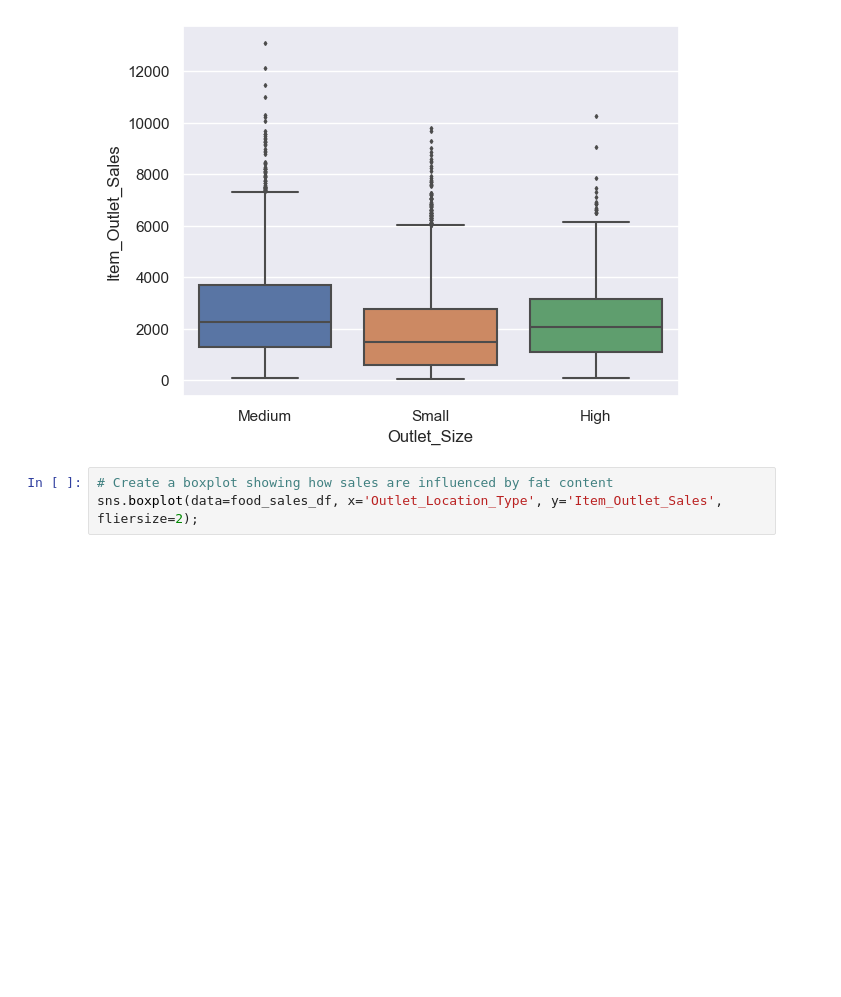
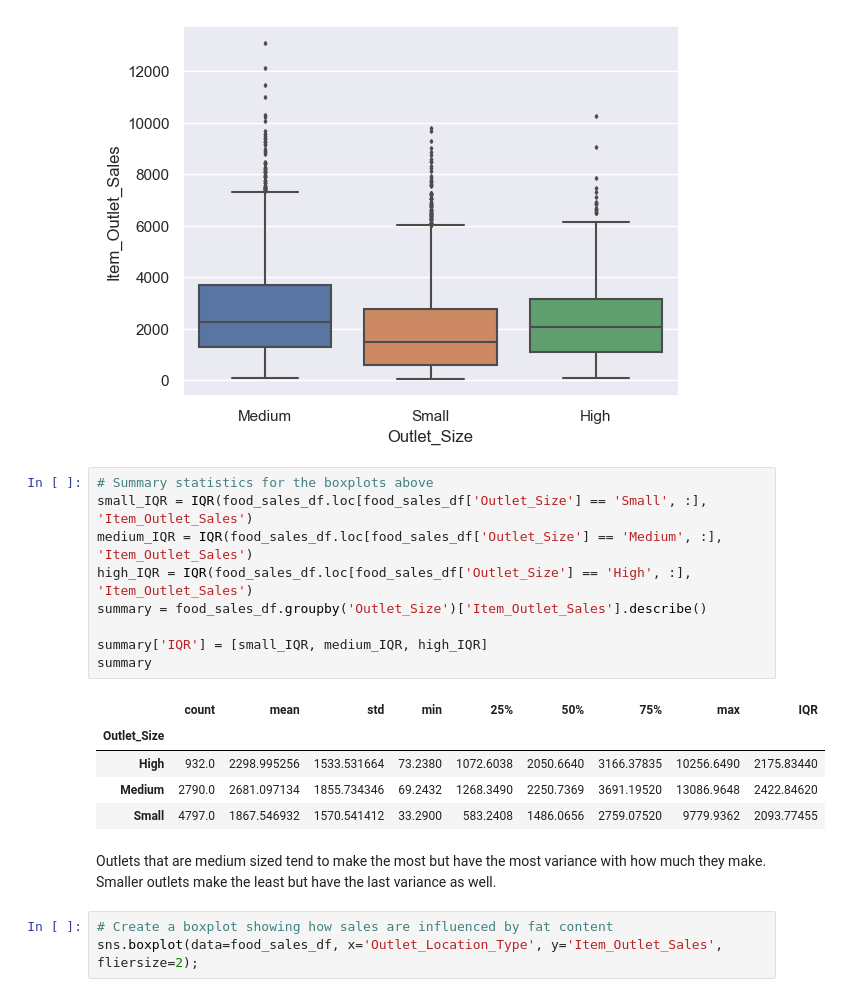
Before and after one commit to john-a-dixon/forecasting-food-sales, a Jupyter notebook: forecasting-food-sales.ipynb, the cells around one changed output. Saved outputs shown, nothing was run; the diff lists cells and outputs as text; blank space fills up the shorter version.

```diff
--- a/forecasting-food-sales.ipynb
+++ b/forecasting-food-sales.ipynb
@@ -581,6 +606,23 @@ Regular food items tend to bring in more sales, though not by much.
 sns.boxplot(data=food_sales_df, x='Outlet_Size', y='Item_Outlet_Sales', fliersize=2);
 # %% [output]
 [figure]
+# %%
+# Summary statistics for the boxplots above
+small_IQR = IQR(food_sales_df.loc[food_sales_df['Outlet_Size'] == 'Small', :], 'Item_Outlet_Sales')
+medium_IQR = IQR(food_sales_df.loc[food_sales_df['Outlet_Size'] == 'Medium', :], 'Item_Outlet_Sales')
+high_IQR = IQR(food_sales_df.loc[food_sales_df['Outlet_Size'] == 'High', :], 'Item_Outlet_Sales')
+summary = food_sales_df.groupby('Outlet_Size')['Item_Outlet_Sales'].describe()
+
+summary['IQR'] = [small_IQR, medium_IQR, high_IQR]
+summary
+# %% [output]
+|  | count | mean | std | min | 25% | 50% | 75% | max | IQR |
+| Outlet_Size |  |  |  |  |  |  |  |  |  |
+| High | 932.0 | 2298.995256 | 1533.531664 | 73.2380 | 1072.6038 | 2050.6640 | 3166.37835 | 10256.6490 | 2175.83440 |
+| Medium | 2790.0 | 2681.097134 | 1855.734346 | 69.2432 | 1268.3490 | 2250.7369 | 3691.19520 | 13086.9648 | 2422.84620 |
+| Small | 4797.0 | 1867.546932 | 1570.541412 | 33.2900 | 583.2408 | 1486.0656 | 2759.07520 | 9779.9362 | 2093.77455 |
+# %% [markdown]
+Outlets that are medium sized tend to make the most but have the most variance with how much they make. Smaller outlets make the least but have the last variance as well.
 # %%
 # Create a boxplot showing how sales are influenced by fat content
 sns.boxplot(data=food_sales_df, x='Outlet_Location_Type', y='Item_Outlet_Sales', fliersize=2);
```
Also changed, not shown: parts of 4 cells of this notebook.
